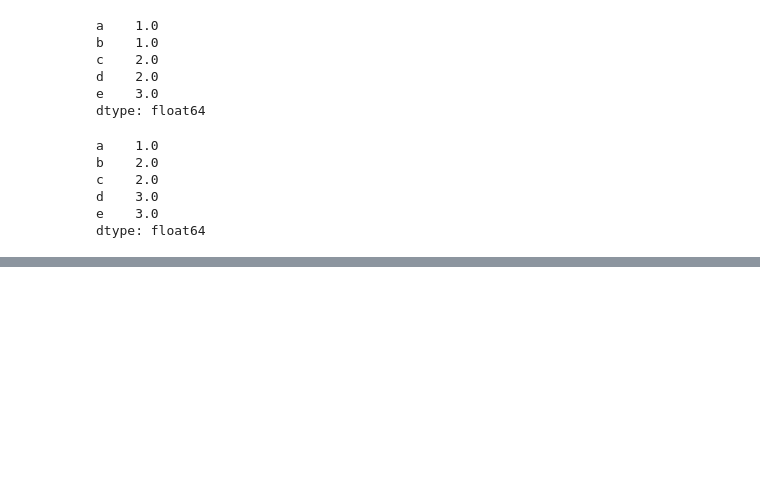
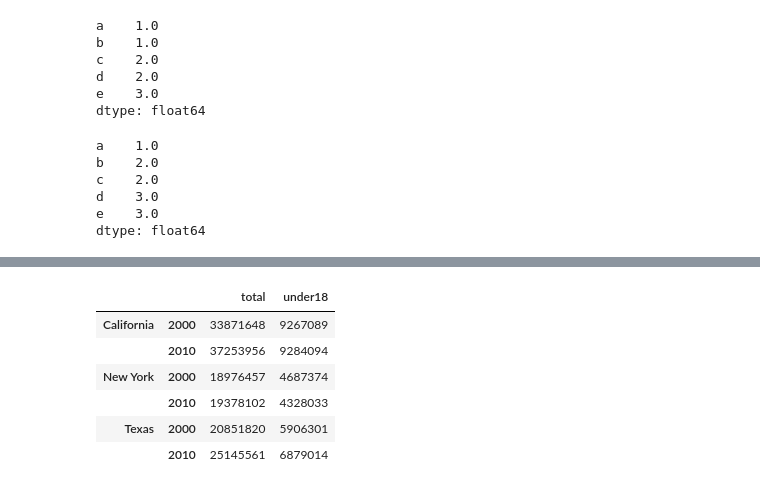
Before and after one commit to yanayang01/jupyter-notebooks, a Jupyter notebook: pandas-playground.ipynb, the cells around one changed output, grey strips where cells are left out. Cells and saved outputs as stored; diff of their text form; code cells hidden in the pictures; blank space fills up the shorter version.

```diff
--- a/pandas-playground.ipynb
+++ b/pandas-playground.ipynb
@@ -743,0 +748,16 @@ dtype: float64
+# %%
+# bad way to represent 2d data in an 1d series:
+# using python tuples as keys
+index = [('California', 2000),
+         ('California', 2010),
+         ('New York', 2000),
+         ('New York', 2010),
+         ('Texas', 2000),
+         ('Texas', 2010)]
+
+populations = [33871648, 37253956,
+               18976457, 19378102,
+               20851820, 25145561]
+
+pop = pd.Series(populations, index=index)
+pop
@@ -743,0 +789,4 @@ dtype: float64
+# %%
+# use multiindex
+index = pd.MultiIndex.from_tuples(index)
+index
@@ -743,0 +796,4 @@ dtype: float64
+# %%
+# reindex the series:
+pop = pop.reindex(index)
+pop
@@ -743,0 +844,16 @@ dtype: float64
+# %%
+# represent more dimensions in a Series
+# for example, add population under 10
+pop_df = pd.DataFrame({'total': pop,
+                        'under18': [9267089, 9284094,
+                                    4687374, 4328033,
+                                    5906301, 6879014]})
+pop_df
+# %% [output]
+|  |  | total | under18 |
+| California | 2000 | 33871648 | 9267089 |
+|  | 2010 | 37253956 | 9284094 |
+| New York | 2000 | 18976457 | 4687374 |
+|  | 2010 | 19378102 | 4328033 |
+| Texas | 2000 | 20851820 | 5906301 |
+|  | 2010 | 25145561 | 6879014 |
```
Also changed, not shown: parts of 14 cells of this notebook.
